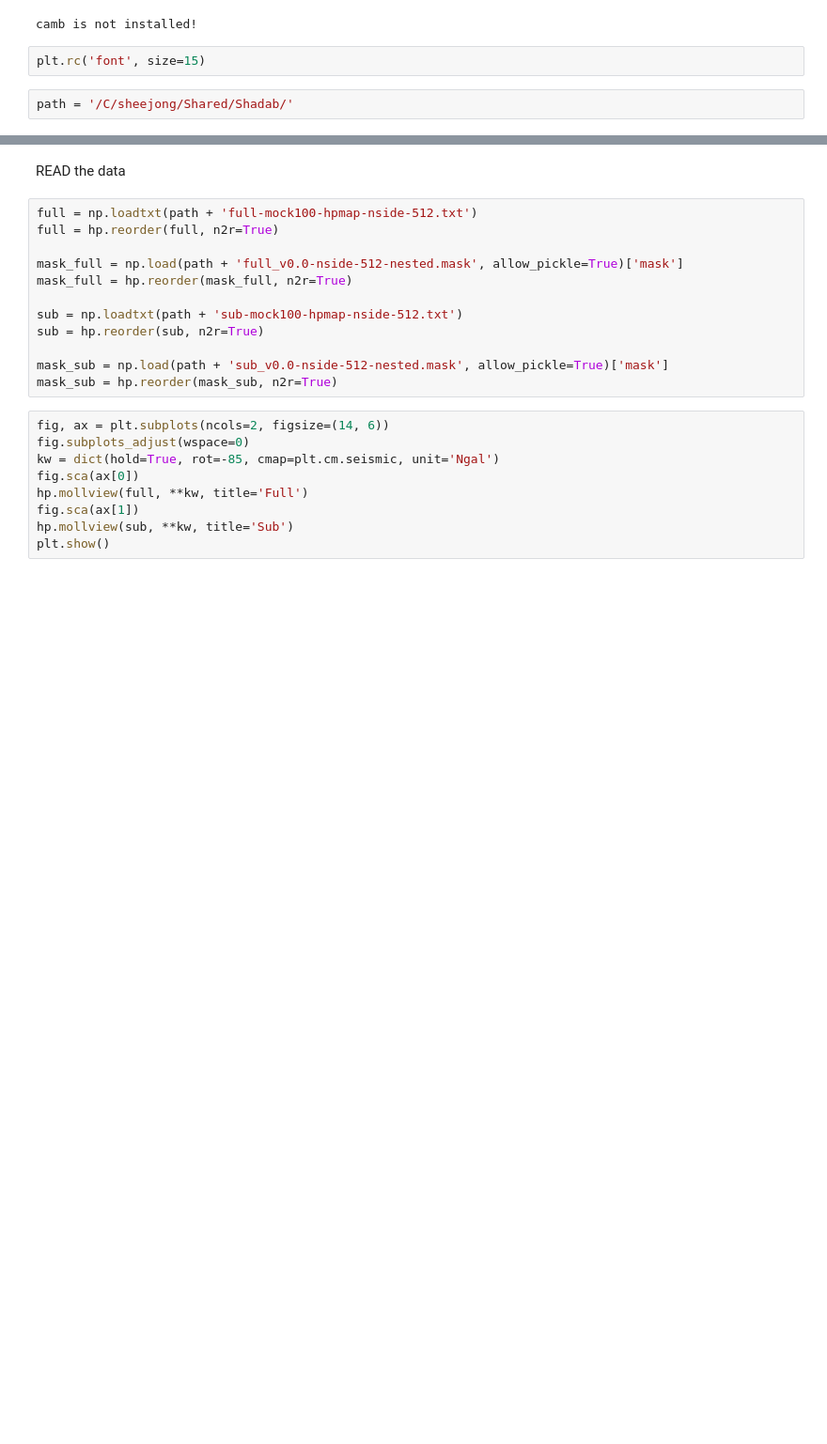
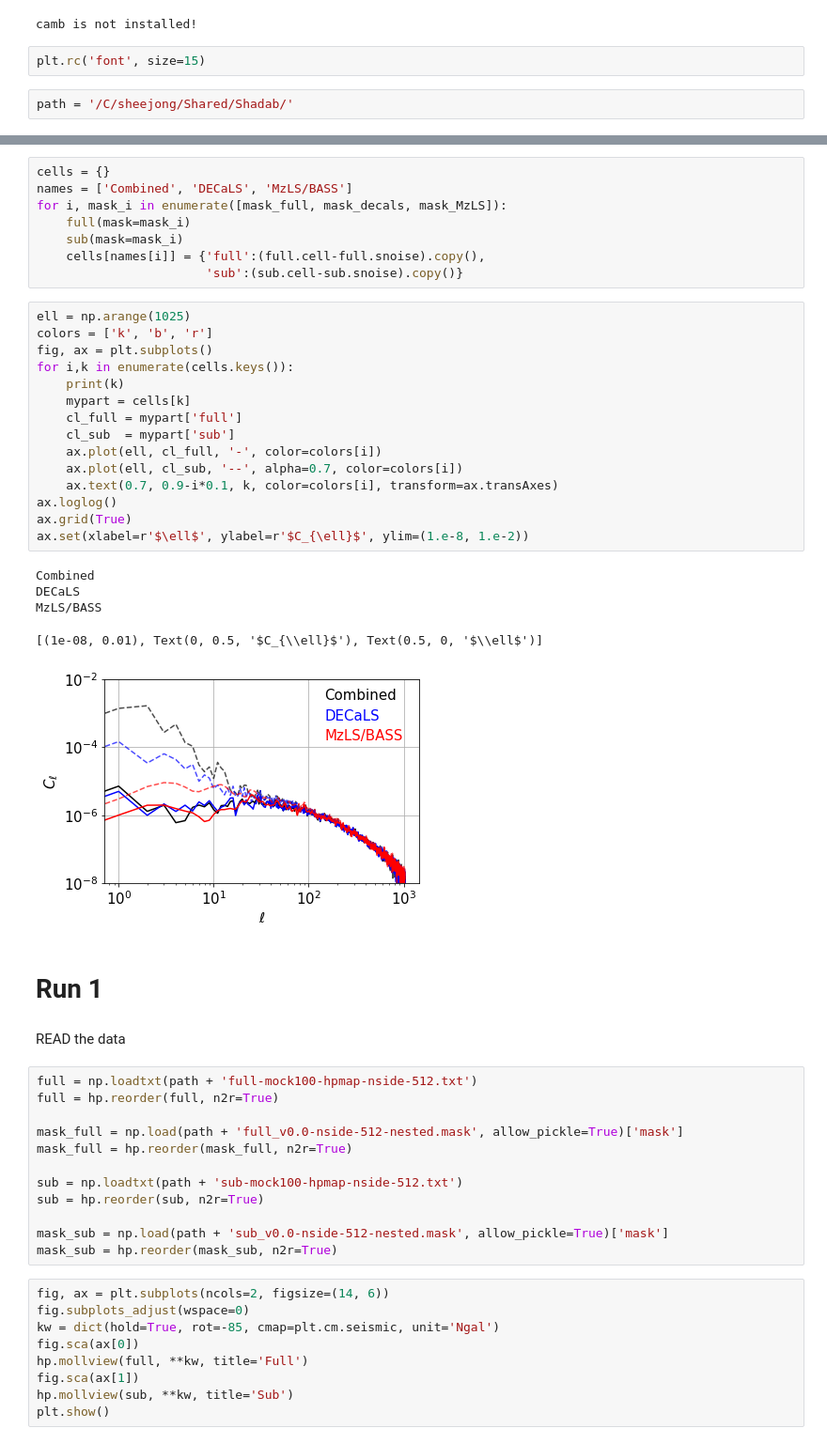
Before and after one commit to mehdirezaie/LSS, a Jupyter notebook: Sandbox/Shadab_mocks.ipynb, the cells around one changed output, grey strips where cells are left out. Shown at 94% size. Cells and saved outputs as stored; diff of their text form; blank space fills up the shorter version.

```diff
--- a/Sandbox/Shadab_mocks.ipynb
+++ b/Sandbox/Shadab_mocks.ipynb
@@ -17,3 +83,34 @@ path = '/C/sheejong/Shared/Shadab/'
+# %%
+cells = {}
+names = ['Combined', 'DECaLS', 'MzLS/BASS']
+for i, mask_i in enumerate([mask_full, mask_decals, mask_MzLS]):
+    full(mask=mask_i)
+    sub(mask=mask_i)
+    cells[names[i]] = {'full':(full.cell-full.snoise).copy(),
+                       'sub':(sub.cell-sub.snoise).copy()}
+# %%
+ell = np.arange(1025)
+colors = ['k', 'b', 'r']
+fig, ax = plt.subplots()
+for i,k in enumerate(cells.keys()):
+    print(k)
+    mypart = cells[k]
+    cl_full = mypart['full']
+    cl_sub  = mypart['sub']
+    ax.plot(ell, cl_full, '-', color=colors[i])
+    ax.plot(ell, cl_sub, '--', alpha=0.7, color=colors[i])
+    ax.text(0.7, 0.9-i*0.1, k, color=colors[i], transform=ax.transAxes)
+ax.loglog()
+ax.grid(True)
+ax.set(xlabel=r'$\ell$', ylabel=r'$C_{\ell}$', ylim=(1.e-8, 1.e-2))
+# %% [output]
+Combined
+DECaLS
+MzLS/BASS
+[(1e-08, 0.01), Text(0, 0.5, '$C_{\\ell}$'), Text(0.5, 0, '$\\ell$')]
+[figure, added]
+# %% [markdown]
+# Run 1
 # %% [markdown]
 READ the data
 # %%
```
Also changed, not shown: parts of 6 cells of this notebook.
